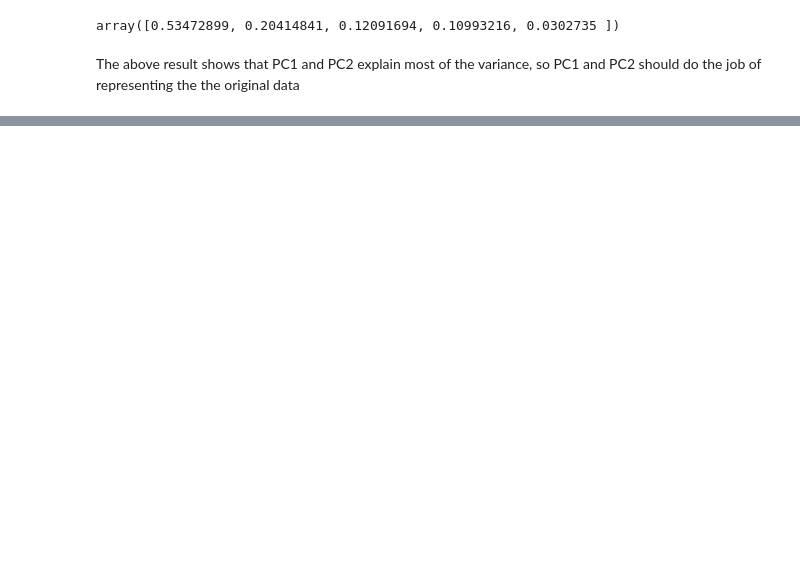
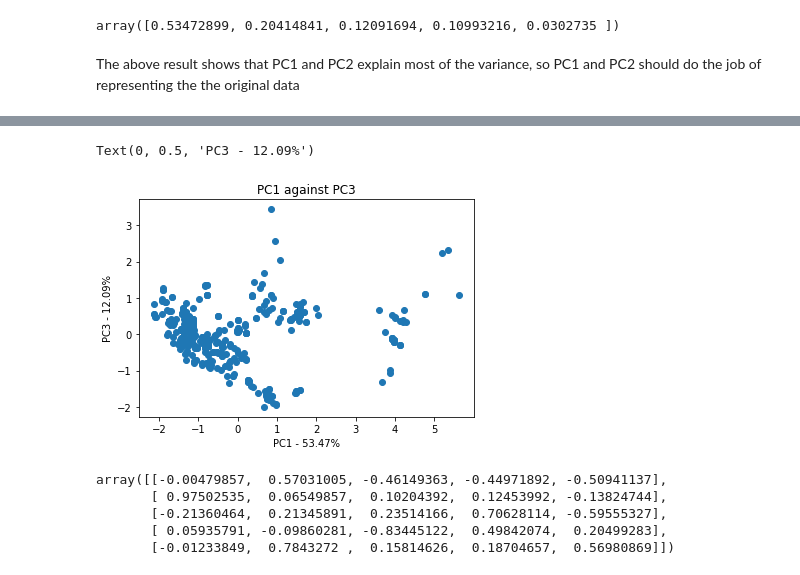
Before and after one commit to levietanh0001/TaiwanHousePrice, a Jupyter notebook: real_estate_valuation.ipynb, the cells around one changed output, grey strips where cells are left out. Saved outputs shown, nothing was run; the diff lists cells and outputs as text; code cells hidden in the pictures; blank space fills up the shorter version.

```diff
--- a/real_estate_valuation.ipynb
+++ b/real_estate_valuation.ipynb
@@ -251,0 +255,16 @@ The above result shows that PC1 and PC2 explain most of the variance, so PC1 and
+# %%
+plt.scatter(pca_df.PC1, pca_df.PC3)
+plt.title('PC1 against PC3')
+plt.xlabel(f'PC1 - {percent_variance[0]}%')
+plt.ylabel(f'PC3 - {percent_variance[2]}%')
+# %% [output]
+Text(0, 0.5, 'PC3 - 12.09%')
+[figure, added]
+# %%
+pca.components_
+# %% [output]
+array([[-0.00479857,  0.57031005, -0.46149363, -0.44971892, -0.50941137],
+       [ 0.97502535,  0.06549857,  0.10204392,  0.12453992, -0.13824744],
+       [-0.21360464,  0.21345891,  0.23514166,  0.70628114, -0.59555327],
+       [ 0.05935791, -0.09860281, -0.83445122,  0.49842074,  0.20499283],
+       [-0.01233849,  0.7843272 ,  0.15814626,  0.18704657,  0.56980869]])
```
Also changed, not shown: parts of 4 cells of this notebook.
